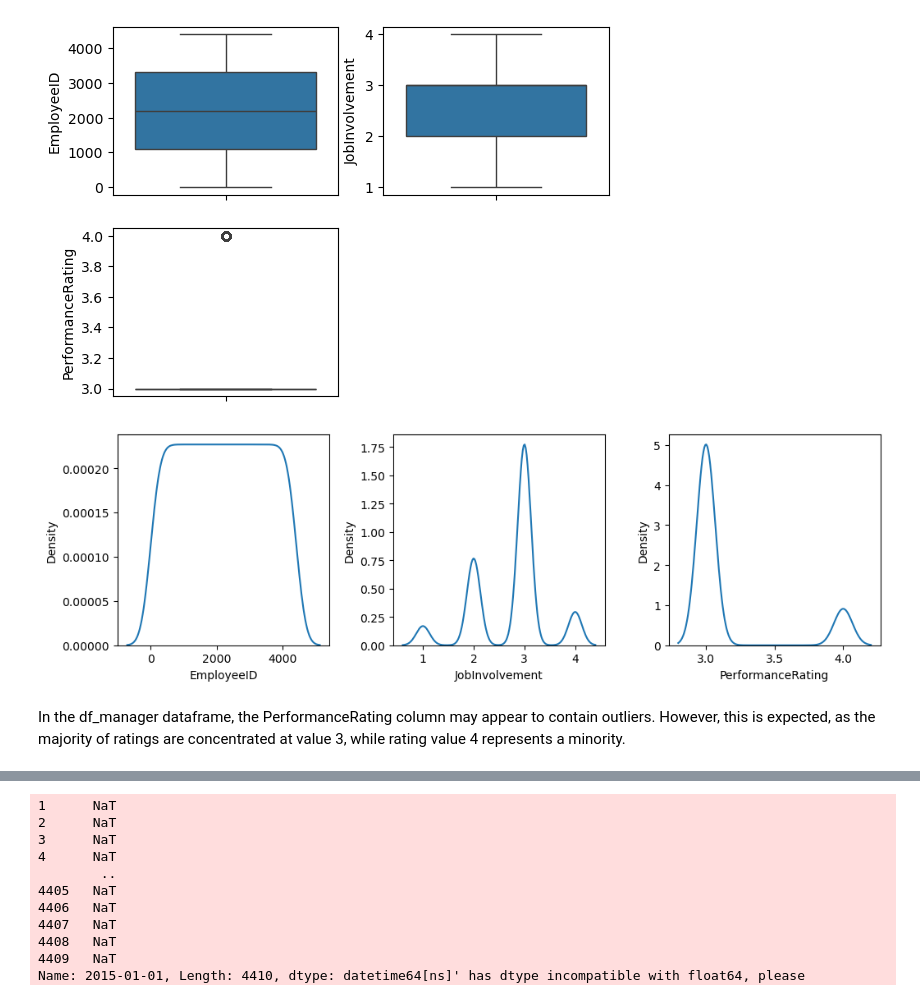
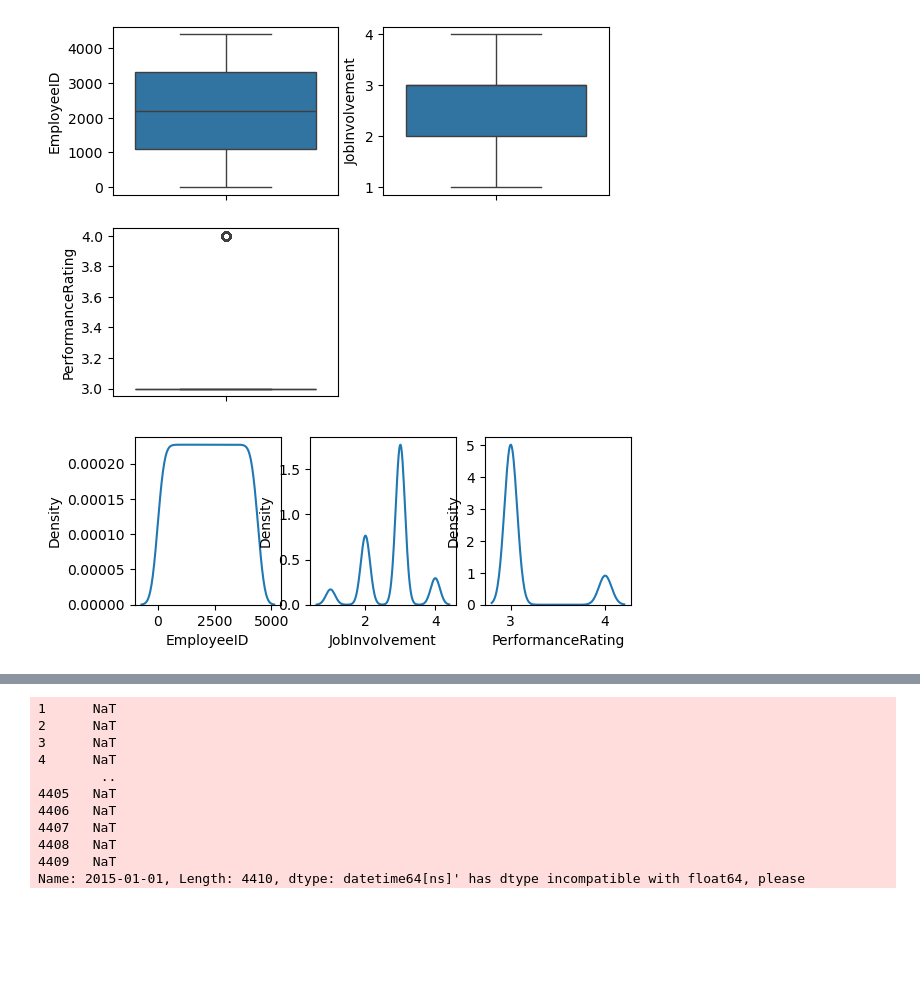
Before and after one commit to raqiwardhana/FINPRO, a Jupyter notebook: Stages/Stage1.ipynb, the cells around one changed output, grey strips where cells are left out. Saved outputs shown, nothing was run; the diff lists cells and outputs as text; code cells hidden in the pictures; blank space fills up the shorter version.

```diff
--- a/Stages/Stage1.ipynb
+++ b/Stages/Stage1.ipynb
@@ -357,15 +280,8 @@ for i in range(0, len(features)):
 # %% [output]
 [figure]
 # %%
-plt.figure(figsize=(12, 8))
-
 for i in range(0, len(features)):
     plt.subplot(2, 3, i+1)
     sns.kdeplot(df_manager[features[i]])
-
-plt.subplots_adjust(hspace=0.4, wspace=0.3)
-plt.show()
 # %% [output]
-[figure, old version]
+[figure, new version]
-# %% [markdown]
-In the df_manager dataframe, the PerformanceRating column may appear to contain outliers. However, this is expected, as the majority of ratings are concentrated at value 3, while rating value 4 represents a minority.
```
Also changed, not shown: parts of 71 cells of this notebook.
